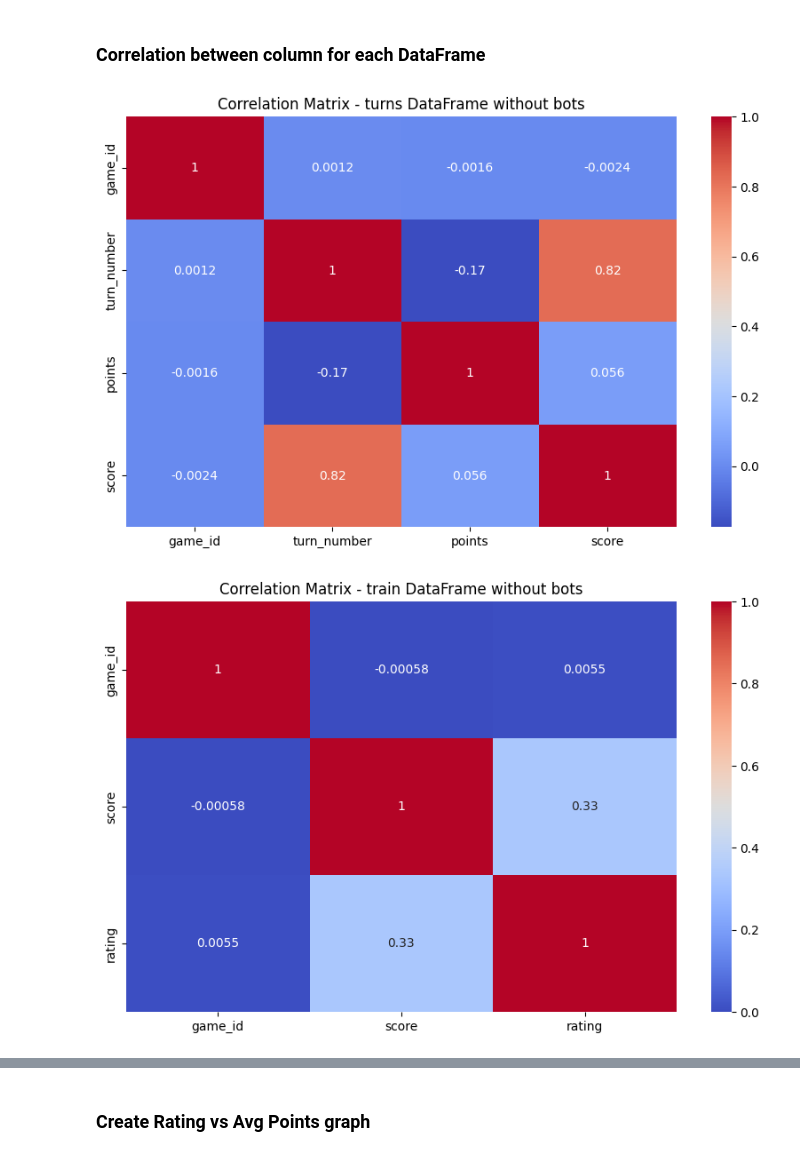
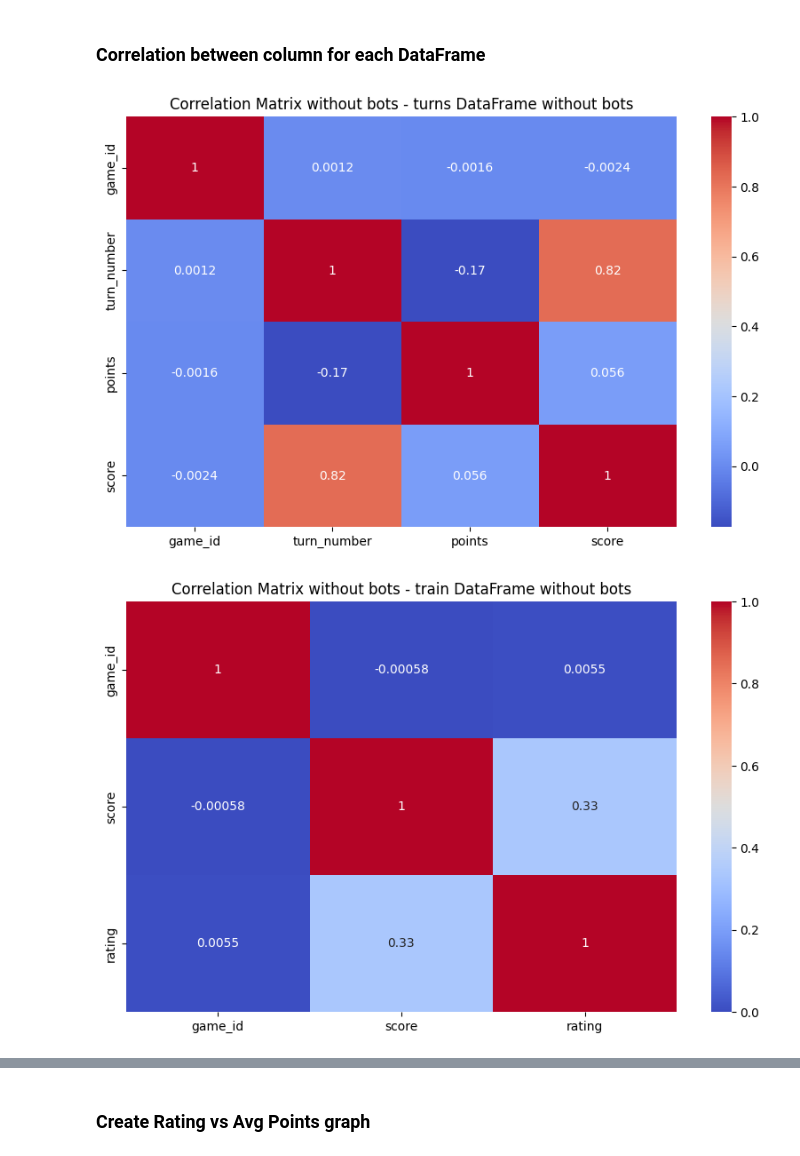
Before and after one commit to OrBenNaim/Scrabble, a Jupyter notebook: jupyter_notebook/Scrabble_EDA.ipynb, the cells around one changed output, grey strips where cells are left out. Saved outputs shown, nothing was run; the diff lists cells and outputs as text; code cells hidden in the pictures.

```diff
--- a/jupyter_notebook/Scrabble_EDA.ipynb
+++ b/jupyter_notebook/Scrabble_EDA.ipynb
@@ -222,8 +227,12 @@ plt.show()
 ### Correlation between column for each DataFrame
 # %%
 for df_name, df in dict_of_dfs_without_bots.items():
+    heatmap_correlation(df, f"Correlation Matrix without bots - {df_name}")
+    print("\n")
+
+for df_name, df in dict_of_dfs.items():
     heatmap_correlation(df, f"Correlation Matrix - {df_name}")
     print("\n")
 # %% [output]
-[figure, old version]
+[figure, new version]
-[figure, old version]
+[figure, new version]
```
Also changed, not shown: parts of 2 cells of this notebook, 2 other files.
